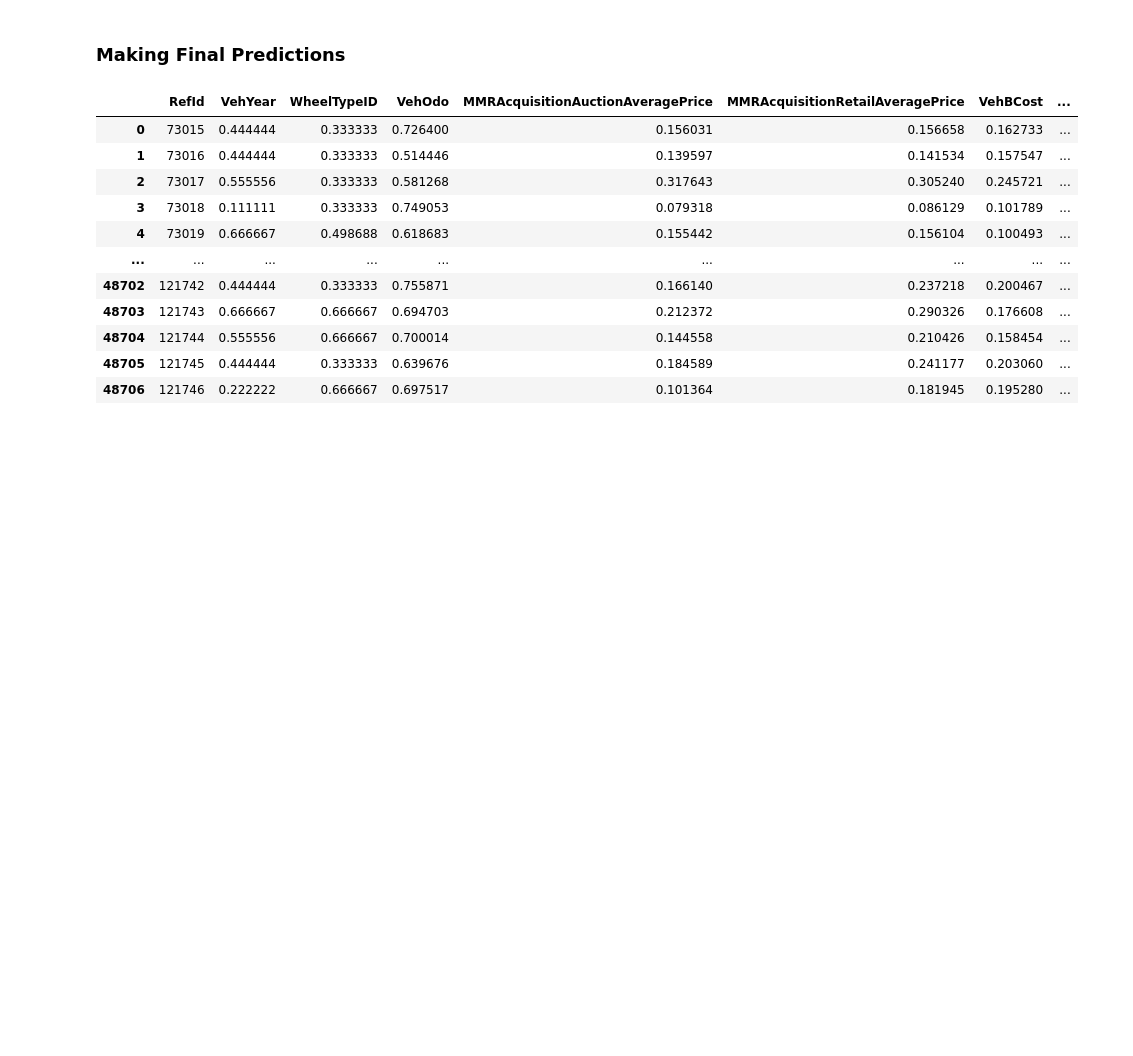
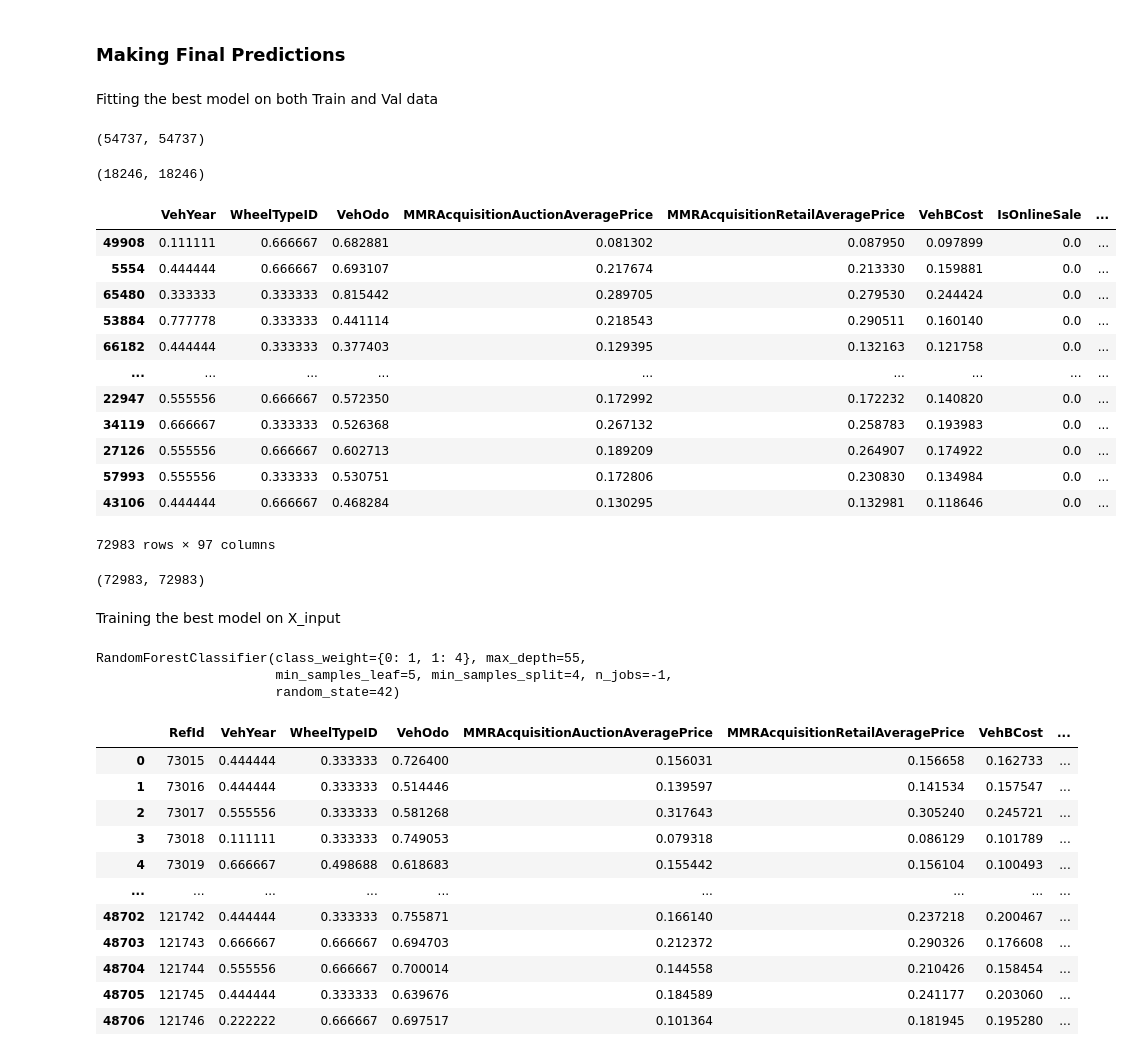
Before and after one commit to Utkarsh736/Kick-or-not, a Jupyter notebook: Kick_or_not.ipynb, the cells around one changed output. Saved outputs shown, nothing was run; the diff lists cells and outputs as text; code cells hidden in the pictures; blank space fills up the shorter version.

```diff
--- a/Kick_or_not.ipynb
+++ b/Kick_or_not.ipynb
@@ -824,8 +756,7 @@ from sklearn.ensemble import RandomForestClassifier
 
 rf_model = RandomForestClassifier(n_jobs=-1, random_state=42)
 # %%
-rf_model.fit(X_train_sm, train_targets_sm)
-# rf_model.fit(X_train, train_targets)
+rf_model.fit(X_train, train_targets)
 # %% [output]
 RandomForestClassifier(n_jobs=-1, random_state=42)
 # %% [markdown]
@@ -1014,12 +884,11 @@ rfc_raw=RandomForestClassifier()
 k_fold_cv = 5 # Stratified 5-fold cross validation
 params = {
     'n_estimators' : [100],
-    'max_depth': [30, 35, 50],
-    # 'max_samples': [0.9, 0.95, 1],
-    'min_samples_leaf': [1, 3, 4],
-    'min_samples_split': [2, 3, 4, 5],
+    'max_depth': [40, 50, 55],
+    'min_samples_leaf': [4, 5],
+    'min_samples_split': [2, 3, 4],
     'max_features': ['auto'],
-    'class_weight':[{0:1, 1: w} for w in [3, 4, 5]]
+    'class_weight':[{0:1, 1: w} for w in [4, 5]]
     }
 
 random = RandomizedSearchCV(rfc_raw, param_distributions=params,
@@ -1039,13 +908,12 @@ Best hyper parameter: {'n_estimators': 100, 'min_samples_split': 3, 'min_samples
 # %%
-rf_best_raw_model = RandomForestClassifier(n_jobs=-1,
+rf_best_model = RandomForestClassifier(n_jobs=-1,
                                       random_state=42,
                                       n_estimators=100,
-                                      min_samples_split=3,
-                                      min_samples_leaf=3,
-                                      # max_samples=0.95,
-                                      max_depth=30,
-                                      class_weight={0:1, 1:5},
+                                      min_samples_split=4,
+                                      min_samples_leaf=5,
+                                      max_depth=55,
+                                      class_weight={0:1, 1:4},
                                       max_features='auto'
                                        )
-rf_best_raw_model.fit(X_train, train_targets)
+rf_best_model.fit(X_train, train_targets)
 # %% [output]
@@ -1089,5 +948,49 @@ AttributeError: ignored
 # %% [markdown]
 ### Making Final Predictions
+# %% [markdown]
+Fitting the best model on both Train and Val data
+# %%
+len(X_train), len(train_targets)
+# %% [output]
+(54737, 54737)
+# %%
+len(X_val), len(val_targets)
+# %% [output]
+(18246, 18246)
+# %%
+frames1 = [X_train, X_val]
+frames2 = [train_targets, val_targets]
+
+X_input = pd.concat(frames1)
+input_targets = pd.concat(frames2)
+# %%
+X_input
+# %% [output]
+|  | VehYear | WheelTypeID | VehOdo | MMRAcquisitionAuctionAveragePrice | MMRAcquisitionRetailAveragePrice | VehBCost | IsOnlineSale | ... |
+| 49908 | 0.111111 | 0.666667 | 0.682881 | 0.081302 | 0.087950 | 0.097899 | 0.0 | ... |
+| 5554 | 0.444444 | 0.666667 | 0.693107 | 0.217674 | 0.213330 | 0.159881 | 0.0 | ... |
+| 65480 | 0.333333 | 0.333333 | 0.815442 | 0.289705 | 0.279530 | 0.244424 | 0.0 | ... |
+| 53884 | 0.777778 | 0.333333 | 0.441114 | 0.218543 | 0.290511 | 0.160140 | 0.0 | ... |
+| 66182 | 0.444444 | 0.333333 | 0.377403 | 0.129395 | 0.132163 | 0.121758 | 0.0 | ... |
+| ... | ... | ... | ... | ... | ... | ... | ... | ... |
+| 22947 | 0.555556 | 0.666667 | 0.572350 | 0.172992 | 0.172232 | 0.140820 | 0.0 | ... |
+| 34119 | 0.666667 | 0.333333 | 0.526368 | 0.267132 | 0.258783 | 0.193983 | 0.0 | ... |
+| 27126 | 0.555556 | 0.666667 | 0.602713 | 0.189209 | 0.264907 | 0.174922 | 0.0 | ... |
+| 57993 | 0.555556 | 0.333333 | 0.530751 | 0.172806 | 0.230830 | 0.134984 | 0.0 | ... |
+| 43106 | 0.444444 | 0.666667 | 0.468284 | 0.130295 | 0.132981 | 0.118646 | 0.0 | ... |
+72983 rows × 97 columns
+# %%
+len(X_input), len(input_targets)
+# %% [output]
+(72983, 72983)
+# %% [markdown]
+Training the best model on X_input
+# %%
+rf_best_model.fit(X_input, input_targets)
+# %% [output]
+RandomForestClassifier(class_weight={0: 1, 1: 4}, max_depth=55,
+                       min_samples_leaf=5, min_samples_split=4, n_jobs=-1,
+                       random_state=42)
 # %%
 X_test
 # %% [output]
```
Also changed, not shown: parts of 46 cells of this notebook.
